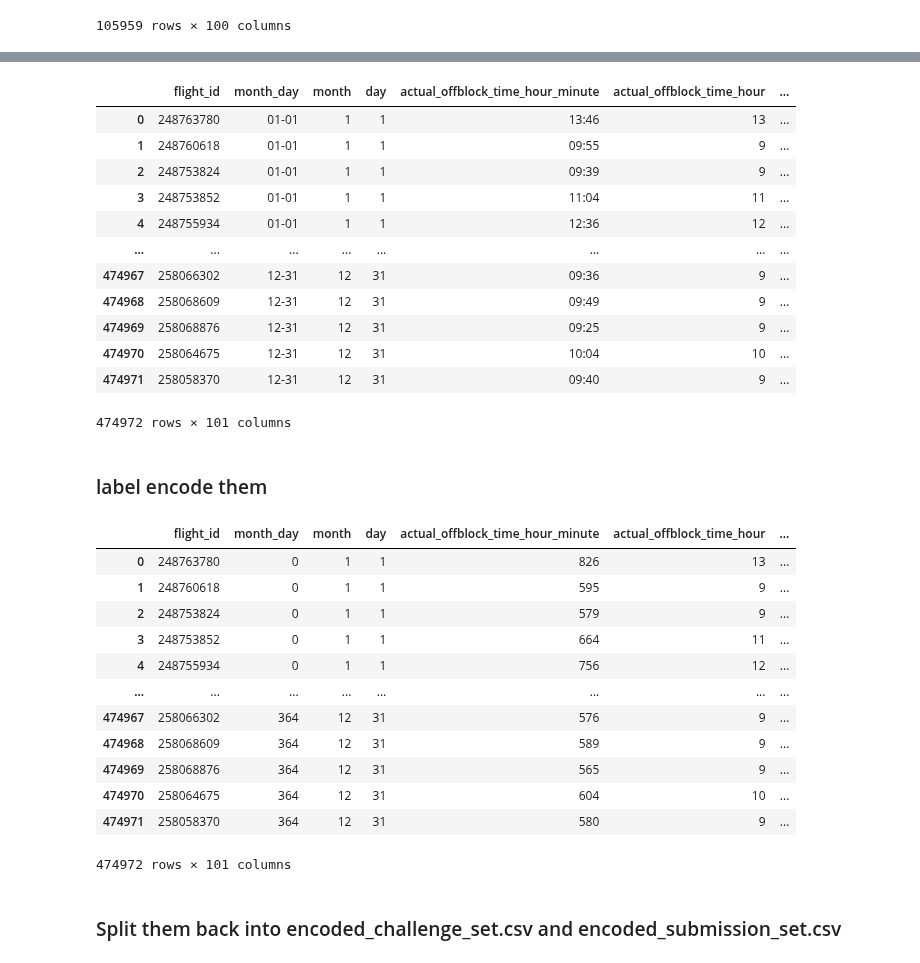
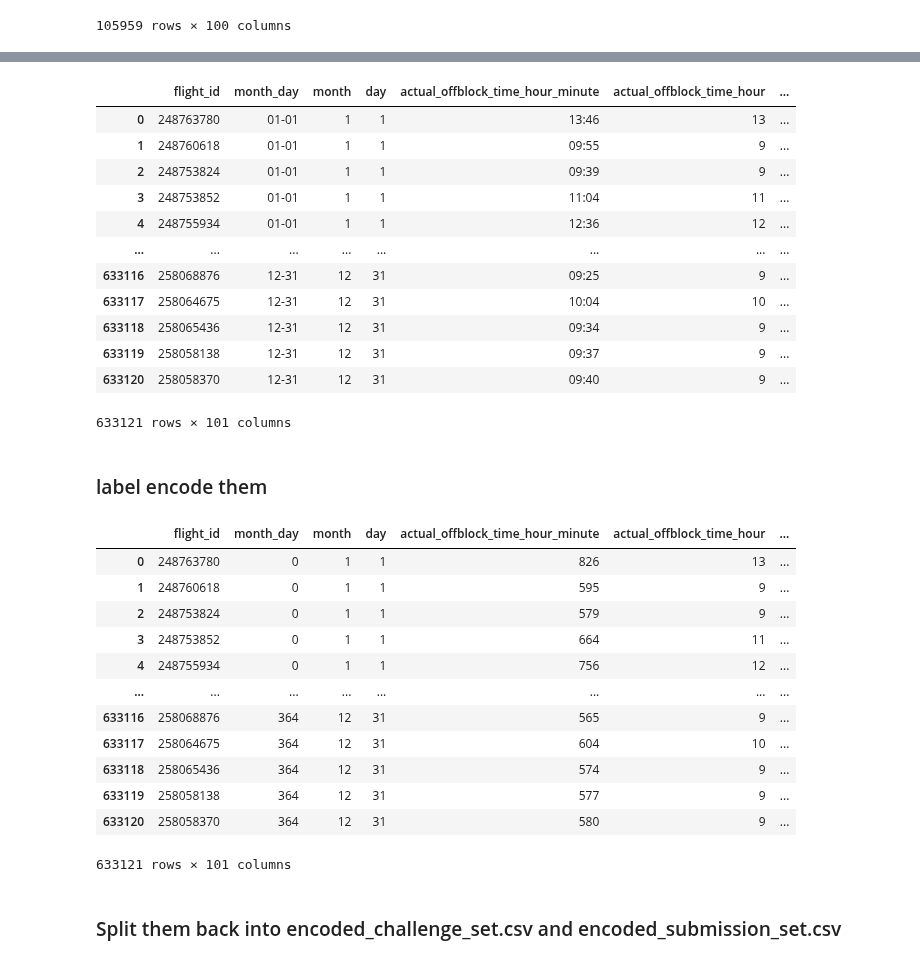
Before and after one commit to MohammedGuniem/PRC-Challenge, a Jupyter notebook: notebooks/05_label_encode.ipynb, the cells around one changed output, grey strips where cells are left out. Cells and saved outputs as stored; diff of their text form; code cells hidden in the pictures.

Commit message:
re-run of model after receiveing final_submission dataset

```diff
--- a/notebooks/05_label_encode.ipynb
+++ b/notebooks/05_label_encode.ipynb
@@ -40,3 +40,6 @@ display(submission_set_df)
 | 105957 | 258064675 | 12-31 | 12 | 31 | 10:04 | 10 | ... |
 | 105958 | 258058370 | 12-31 | 12 | 31 | 09:40 | 9 | ... |
 105959 rows × 100 columns
+# %%
+final_submission_set_df = pd.read_csv('./data/final_submission_set_with_trajectories.csv')
+display(final_submission_set_df)
@@ -43,20 +60,20 @@ display(submission_set_df)
 # %%
-df_combined = pd.concat([challenge_set_df, submission_set_df], ignore_index=True)
+df_combined = pd.concat([challenge_set_df, submission_set_df, final_submission_set_df], ignore_index=True)
 display(df_combined)
 # %% [output]
 |  | flight_id | month_day | month | day | actual_offblock_time_hour_minute | actual_offblock_time_hour | ... |
 | 0 | 248763780 | 01-01 | 1 | 1 | 13:46 | 13 | ... |
 | 1 | 248760618 | 01-01 | 1 | 1 | 09:55 | 9 | ... |
 | 2 | 248753824 | 01-01 | 1 | 1 | 09:39 | 9 | ... |
 | 3 | 248753852 | 01-01 | 1 | 1 | 11:04 | 11 | ... |
 | 4 | 248755934 | 01-01 | 1 | 1 | 12:36 | 12 | ... |
 | ... | ... | ... | ... | ... | ... | ... | ... |
-| 474967 | 258066302 | 12-31 | 12 | 31 | 09:36 | 9 | ... |
-| 474968 | 258068609 | 12-31 | 12 | 31 | 09:49 | 9 | ... |
-| 474969 | 258068876 | 12-31 | 12 | 31 | 09:25 | 9 | ... |
-| 474970 | 258064675 | 12-31 | 12 | 31 | 10:04 | 10 | ... |
-| 474971 | 258058370 | 12-31 | 12 | 31 | 09:40 | 9 | ... |
+| 633116 | 258068876 | 12-31 | 12 | 31 | 09:25 | 9 | ... |
+| 633117 | 258064675 | 12-31 | 12 | 31 | 10:04 | 10 | ... |
+| 633118 | 258065436 | 12-31 | 12 | 31 | 09:34 | 9 | ... |
+| 633119 | 258058138 | 12-31 | 12 | 31 | 09:37 | 9 | ... |
+| 633120 | 258058370 | 12-31 | 12 | 31 | 09:40 | 9 | ... |
-474972 rows × 101 columns
+633121 rows × 101 columns
 # %% [markdown]
 <h3>label encode them</h3>
 # %%
@@ -94,12 +111,12 @@ display(encoded_df)
 | 3 | 248753852 | 0 | 1 | 1 | 664 | 11 | ... |
 | 4 | 248755934 | 0 | 1 | 1 | 756 | 12 | ... |
 | ... | ... | ... | ... | ... | ... | ... | ... |
-| 474967 | 258066302 | 364 | 12 | 31 | 576 | 9 | ... |
-| 474968 | 258068609 | 364 | 12 | 31 | 589 | 9 | ... |
-| 474969 | 258068876 | 364 | 12 | 31 | 565 | 9 | ... |
-| 474970 | 258064675 | 364 | 12 | 31 | 604 | 10 | ... |
-| 474971 | 258058370 | 364 | 12 | 31 | 580 | 9 | ... |
+| 633116 | 258068876 | 364 | 12 | 31 | 565 | 9 | ... |
+| 633117 | 258064675 | 364 | 12 | 31 | 604 | 10 | ... |
+| 633118 | 258065436 | 364 | 12 | 31 | 574 | 9 | ... |
+| 633119 | 258058138 | 364 | 12 | 31 | 577 | 9 | ... |
+| 633120 | 258058370 | 364 | 12 | 31 | 580 | 9 | ... |
-474972 rows × 101 columns
+633121 rows × 101 columns
 # %% [markdown]
 <h3>Split them back into encoded_challenge_set.csv and encoded_submission_set.csv</h3>
 # %%
```
Also changed, not shown: parts of 5 cells of this notebook, 10 other files.
